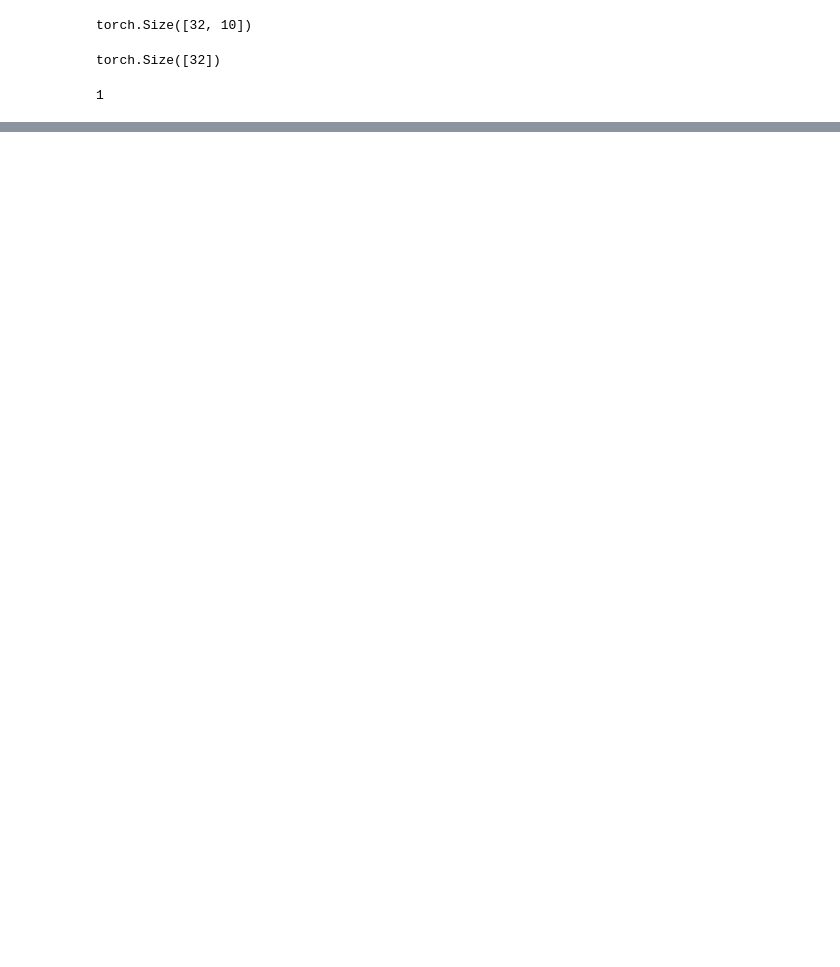
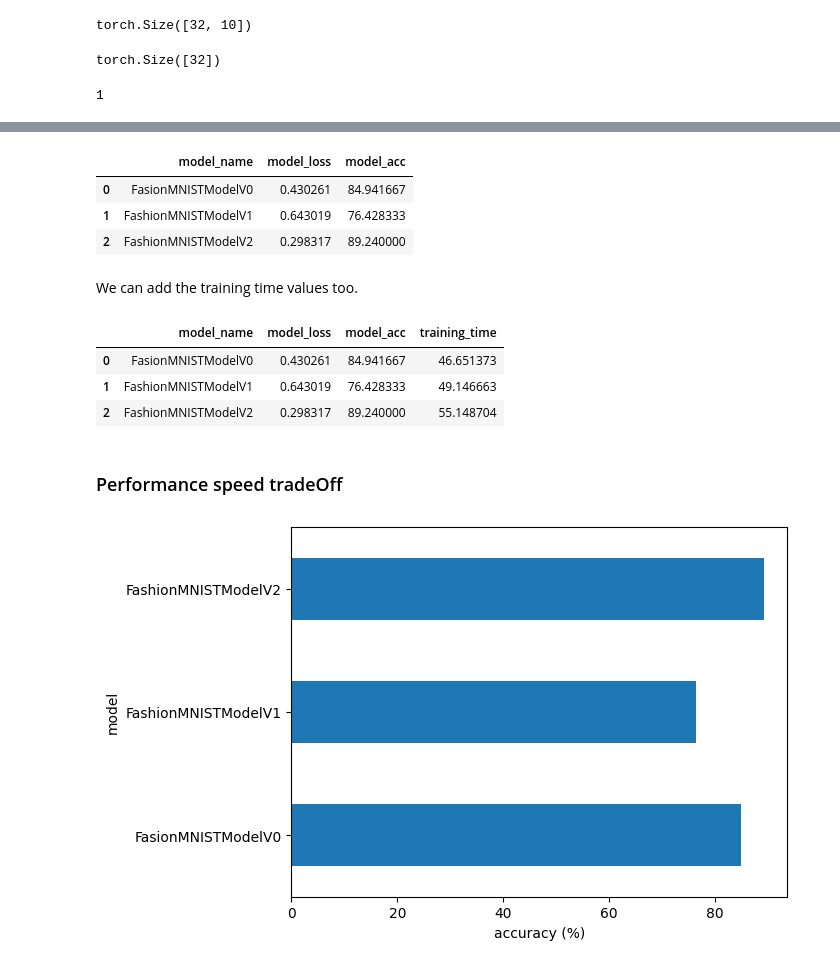
Before and after one commit to amanullahshah32/Deep-Learning, a Jupyter notebook: 03_Pytorch_Computer_Vision.ipynb, the cells around one changed output, grey strips where cells are left out. Saved outputs shown, nothing was run; the diff lists cells and outputs as text; code cells hidden in the pictures; blank space fills up the shorter version.

Commit message:
compare model_results and training time

```diff
--- a/03_Pytorch_Computer_Vision.ipynb
+++ b/03_Pytorch_Computer_Vision.ipynb
@@ -1145,0 +1161,11 @@ Input shape: torch.Size([32, 1, 28, 28]), Target shape: torch.Size([32])
+# %%
+# Get model_2 results
+model_2_results  = eval_model(
+    model = model_2,
+    data_loader = test_dataloader,
+    loss_fn = loss_fn,
+    accuracy_fn = accuracy_fn
+)
+
+# see the results
+model_2_results
@@ -1145,0 +1189,33 @@ Input shape: torch.Size([32, 1, 28, 28]), Target shape: torch.Size([32])
+# %%
+import pandas as pd
+compare_results = pd.DataFrame([model_0_results, model_1_results, model_2_results])
+compare_results
+# %% [output]
+|  | model_name | model_loss | model_acc |
+| 0 | FasionMNISTModelV0 | 0.430261 | 84.941667 |
+| 1 | FashionMNISTModelV1 | 0.643019 | 76.428333 |
+| 2 | FashionMNISTModelV2 | 0.298317 | 89.240000 |
+# %% [markdown]
+We can add the training time values too.
+# %%
+# Add training times to results comparision
+compare_results['training_time'] = [total_train_time_model_0,
+                                    total_train_time_model_1,
+                                    total_train_time_model_2]
+# %%
+compare_results
+# %% [output]
+|  | model_name | model_loss | model_acc | training_time |
+| 0 | FasionMNISTModelV0 | 0.430261 | 84.941667 | 46.651373 |
+| 1 | FashionMNISTModelV1 | 0.643019 | 76.428333 | 49.146663 |
+| 2 | FashionMNISTModelV2 | 0.298317 | 89.240000 | 55.148704 |
+# %% [markdown]
+### Performance speed tradeOff
+# %%
+# Visulize our model results
+compare_results.set_index('model_name')['model_acc'].plot(kind='barh')
+plt.xlabel('accuracy (%)')
+plt.ylabel('model')
+plt.show()
+# %% [output]
+[figure, added]
```
Also changed, not shown: parts of 10 cells of this notebook.
